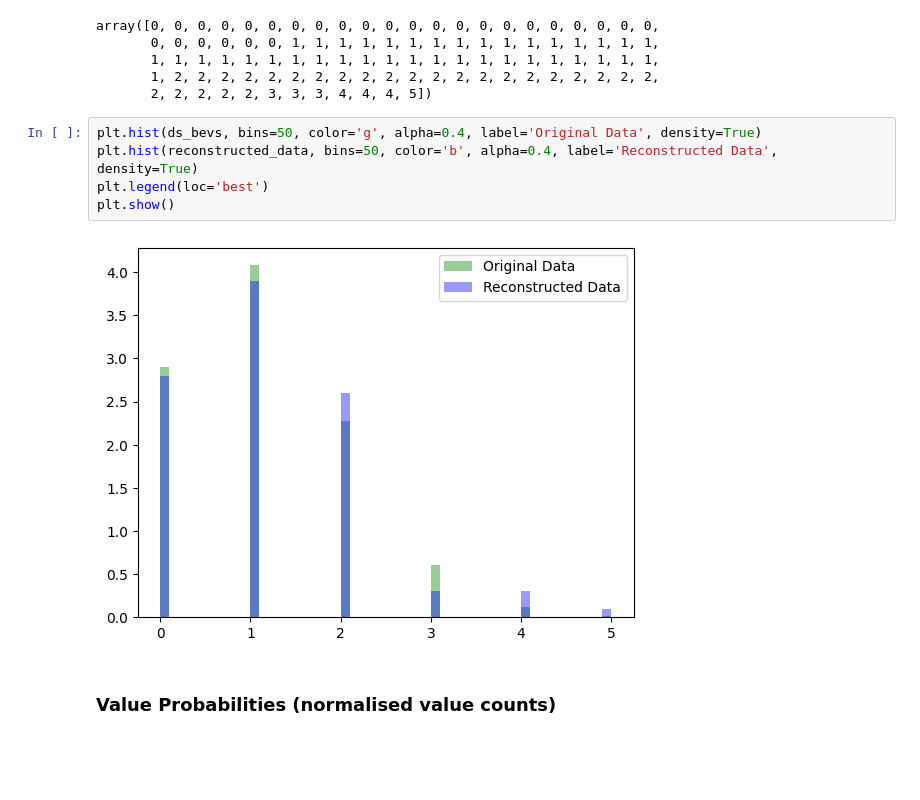
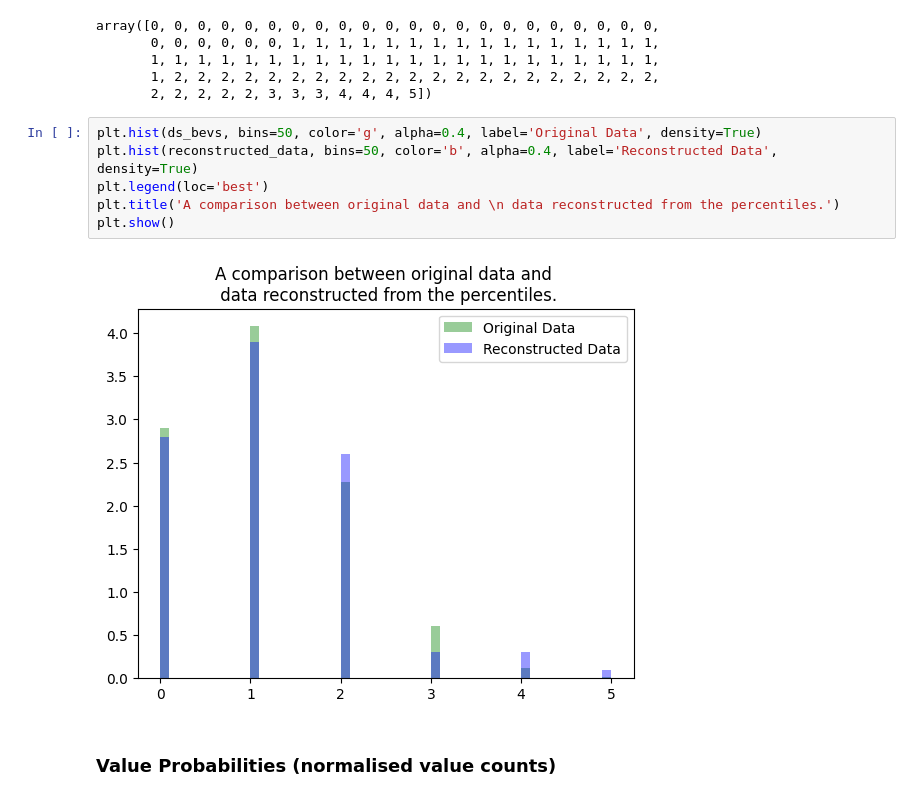
Before and after one commit to robertoldaker/net-zero-energy-systems, a Jupyter notebook: EvDemandModel/Dev/HistoricalDataEstimation.ipynb, the cells around one changed output. Saved outputs shown, nothing was run; the diff lists cells and outputs as text; blank space fills up the shorter version.

```diff
--- a/EvDemandModel/Dev/HistoricalDataEstimation.ipynb
+++ b/EvDemandModel/Dev/HistoricalDataEstimation.ipynb
@@ -1412,10 +1314,11 @@ array([0, 0, 0, 0, 0, 0, 0, 0, 0, 0, 0, 0, 0, 0, 0, 0, 0, 0, 0, 0, 0, 0,
 # %%
 plt.hist(ds_bevs, bins=50, color='g', alpha=0.4, label='Original Data', density=True)
 plt.hist(reconstructed_data, bins=50, color='b', alpha=0.4, label='Reconstructed Data', density=True)
 plt.legend(loc='best')
+plt.title('A comparison between original data and \n data reconstructed from the percentiles.')
 plt.show()
 # %% [output]
-[figure, old version]
+[figure, new version]
 # %% [markdown]
 ### Value Probabilities (normalised value counts)
 # %%
```
Also changed, not shown: parts of 18 cells of this notebook.
